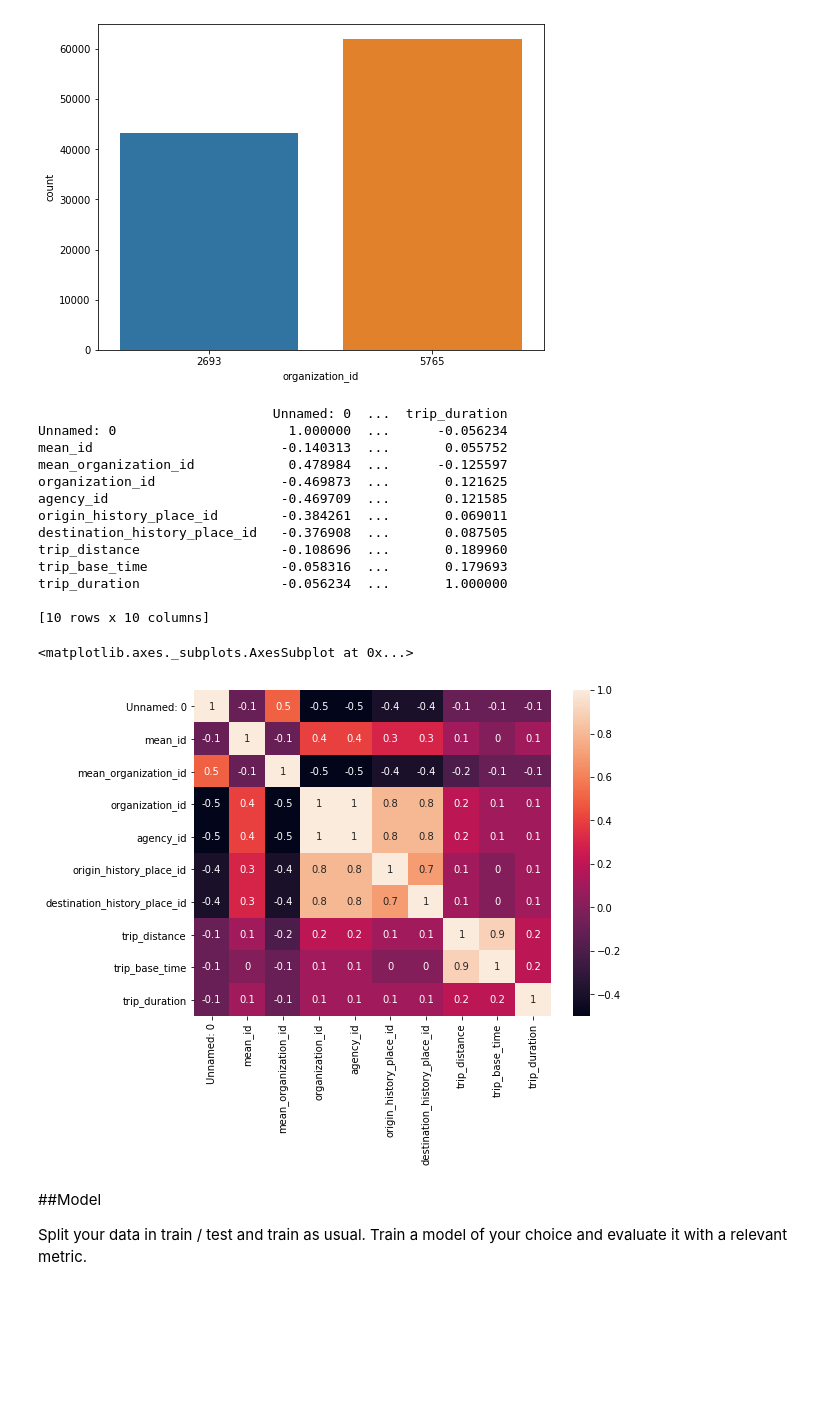
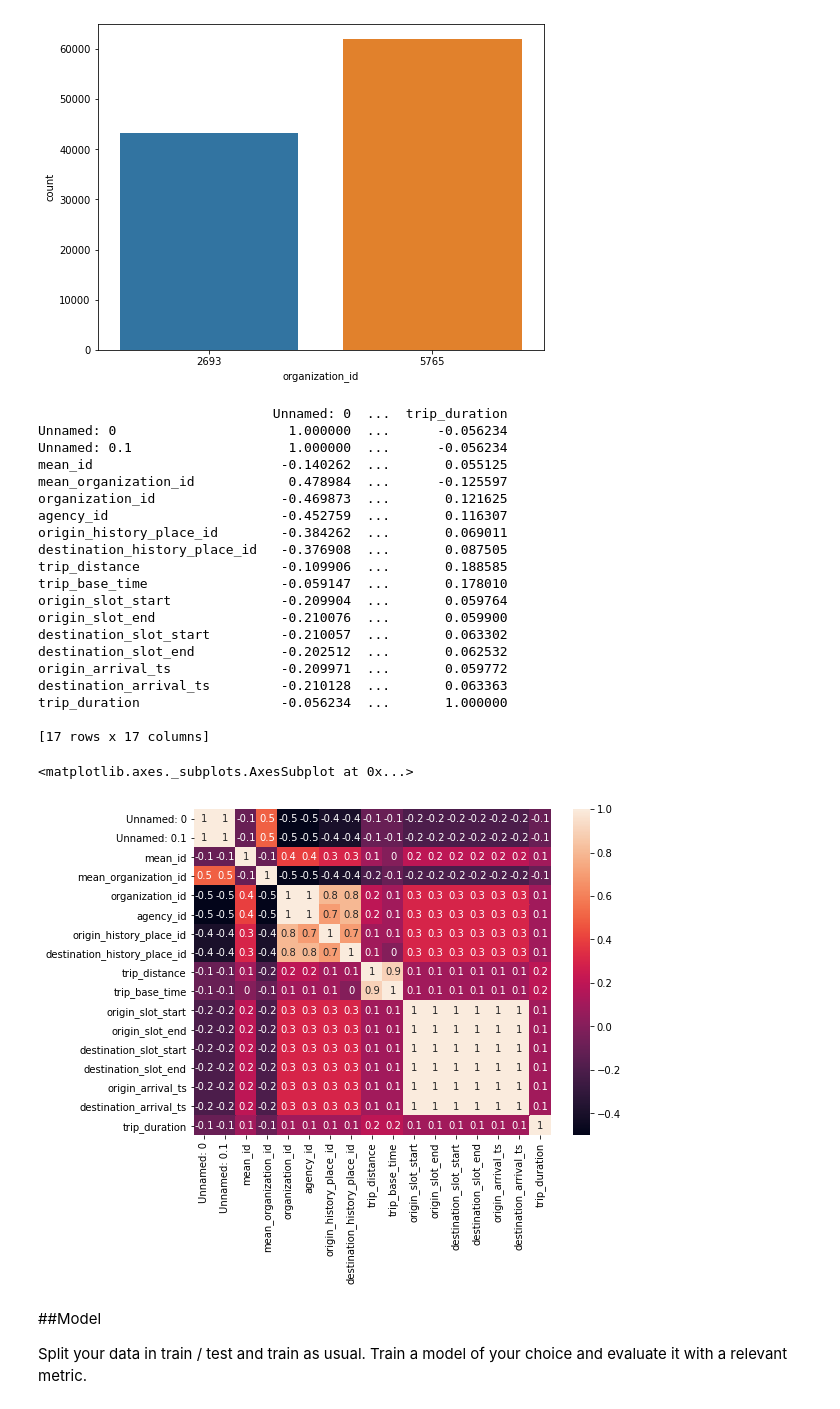
Before and after one commit to dspierre/data-ia, a Jupyter notebook: Case_study_Shippeo_version01.ipynb, the cells around one changed output. Cells and saved outputs as stored; diff of their text form; code cells hidden in the pictures; blank space fills up the shorter version.

```diff
--- a/Case_study_Shippeo_version01.ipynb
+++ b/Case_study_Shippeo_version01.ipynb
@@ -116,2 +88,5 @@ df.to_csv=('shippeo.csv')
 # %% [markdown]
 # dataprocessing
+# %%
+df_processing =pd.read_csv('/content/sample_data/dataprocessing3.csv', sep=';',encoding='utf8')
+df_processing
@@ -323,28 +326,36 @@ plt.show()
 # %% [output]
 [figure]
 # %%
-cordia=df.corr()
+cordia=df_processing.corr()
 print(cordia)
 # %% [output]
                               Unnamed: 0  ...  trip_duration
 Unnamed: 0                      1.000000  ...      -0.056234
-mean_id                        -0.140313  ...       0.055752
+Unnamed: 0.1                    1.000000  ...      -0.056234
+mean_id                        -0.140262  ...       0.055125
 mean_organization_id            0.478984  ...      -0.125597
 organization_id                -0.469873  ...       0.121625
-agency_id                      -0.469709  ...       0.121585
-origin_history_place_id        -0.384261  ...       0.069011
+agency_id                      -0.452759  ...       0.116307
+origin_history_place_id        -0.384262  ...       0.069011
 destination_history_place_id   -0.376908  ...       0.087505
-trip_distance                  -0.108696  ...       0.189960
-trip_base_time                 -0.058316  ...       0.179693
+trip_distance                  -0.109906  ...       0.188585
+trip_base_time                 -0.059147  ...       0.178010
+origin_slot_start              -0.209904  ...       0.059764
+origin_slot_end                -0.210076  ...       0.059900
+destination_slot_start         -0.210057  ...       0.063302
+destination_slot_end           -0.202512  ...       0.062532
+origin_arrival_ts              -0.209971  ...       0.059772
+destination_arrival_ts         -0.210128  ...       0.063363
 trip_duration                  -0.056234  ...       1.000000
 
-[10 rows x 10 columns]
+[17 rows x 17 columns]
 # %%
-matrice_corr = df.corr().round(1)
+matrice_corr = df_processing.corr().round(1)
 sns.heatmap(data=matrice_corr, annot=True)
+#On affiche la matrice sous forme de carte thermique (heatmap
 # %% [output]
 <matplotlib.axes._subplots.AxesSubplot at 0x...>
-[figure, old version]
+[figure, new version]
 # %% [markdown]
 ##Model
 
```
Also changed, not shown: parts of 62 cells of this notebook.
